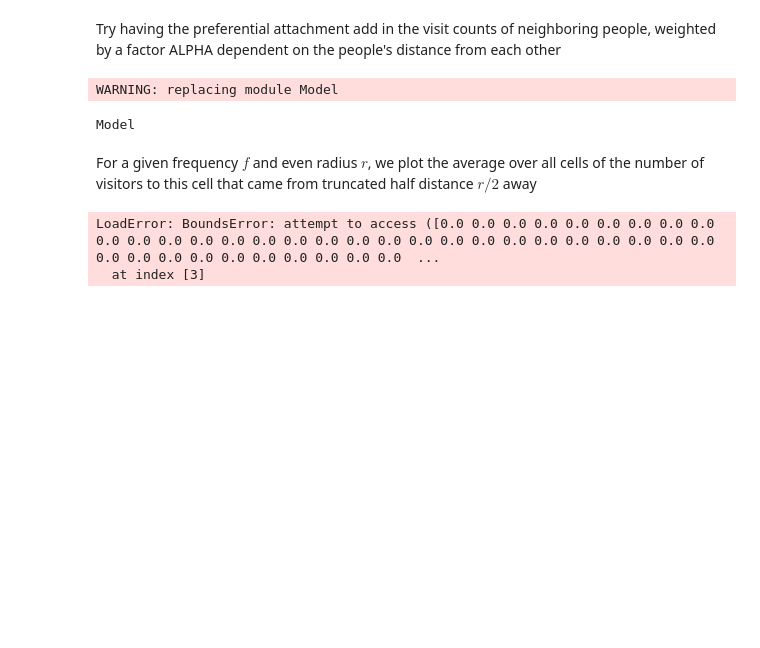
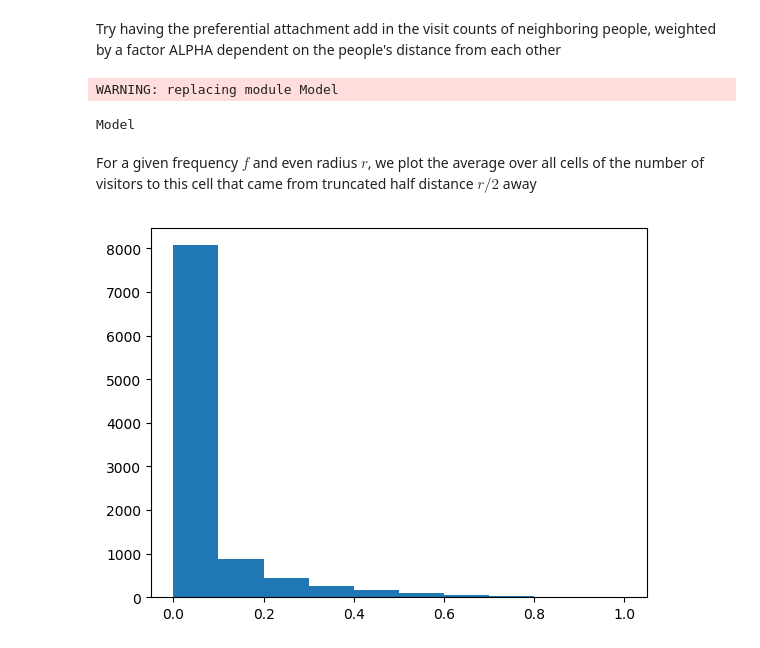
Before and after one commit to bogiebro/mobpat, a Jupyter notebook: ModelMaking.ipynb, the cells around one changed output. Drawn from its saved outputs; the diff is of its cells as text; code cells hidden in the pictures; blank space fills up the shorter version.

```diff
--- a/ModelMaking.ipynb
+++ b/ModelMaking.ipynb
@@ -5,3 +7,5 @@ include("Model.jl")
 # %% [output]
 WARNING: replacing module Model
 Model
+# %%
+energy, guestbook, homes, visits, visitLocs = Model.walk(10000);
@@ -8,7 +14,2 @@ Model
 # %% [markdown]
 For a given frequency $f$ and even radius $r$, we plot the average over all cells of the number of visitors to this cell that came from truncated half distance $r/2$ away
-# %%
-energy, homes, freq_dist_count = walk(3)
-# %% [output]
-LoadError: BoundsError: attempt to access ([0.0 0.0 0.0 0.0 0.0 0.0 0.0 0.0 0.0 0.0 0.0 0.0 0.0 0.0 0.0 0.0 0.0 0.0 0.0 0.0 0.0 0.0 0.0 0.0 0.0 0.0 0.0 0.0 0.0 0.0 0.0 0.0 0.0 0.0 0.0 0.0 0.0 0.0 0.0  ...
-  at index [3]
@@ -45,3 +16,9 @@ energy, homes, freqdist = walk(3, true);
+# %%
+og = Model.optGaps(guestbook);
+# %%
+plt[:hist](og);
+# %% [output]
+[figure, added]
 # %%
 for f in 1:5
     xaxis = (1:50) * 2 * f^2
```
Also changed, not shown: parts of 14 cells of this notebook, 1 other file.
